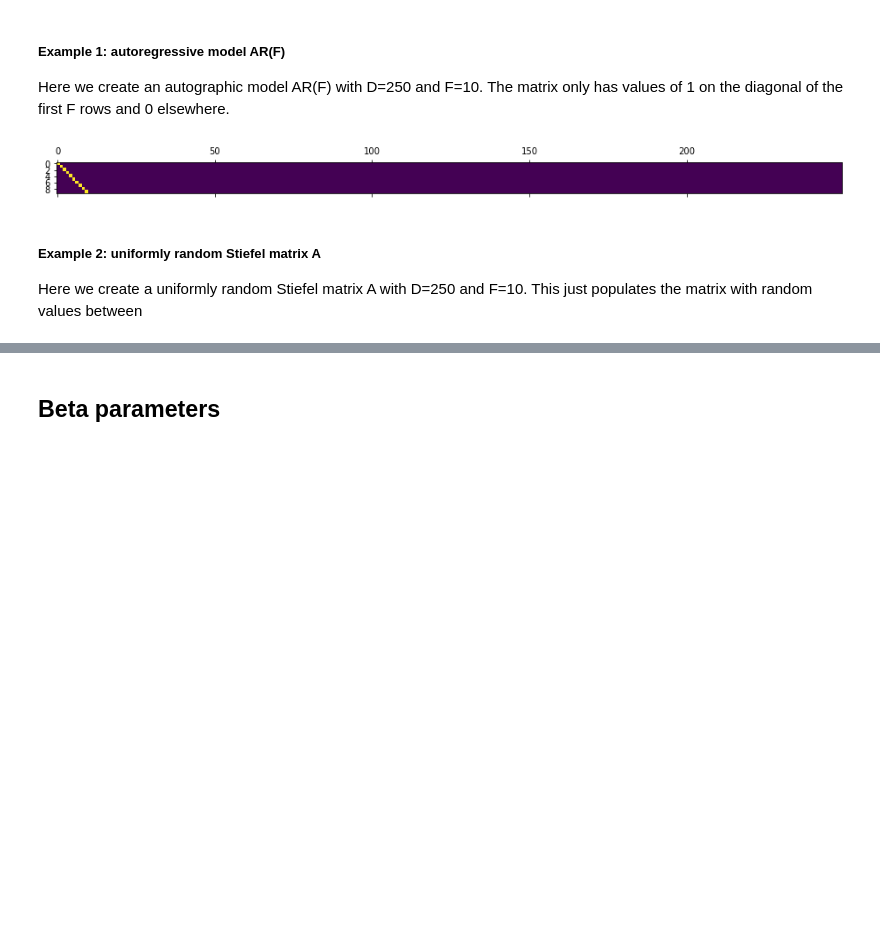
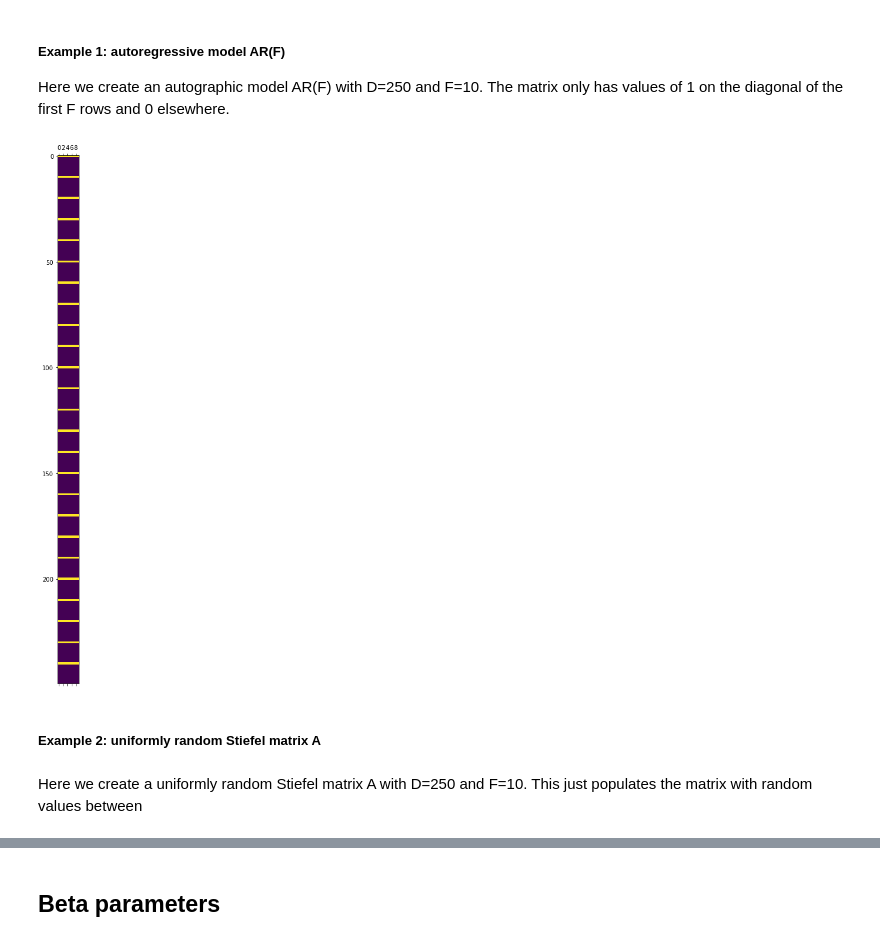
Before and after one commit to BenSnow6/Quant-challenge, a Jupyter notebook: ENS_QRT22_V1/ENS_QRT22_V1.ipynb, the cells around one changed output, grey strips where cells are left out. Cells and saved outputs as stored; diff of their text form; code cells hidden in the pictures; blank space fills up the shorter version.

```diff
--- a/ENS_QRT22_V1/ENS_QRT22_V1.ipynb
+++ b/ENS_QRT22_V1/ENS_QRT22_V1.ipynb
@@ -99,17 +69,20 @@ Here we create an autographic model AR(F) with D=250 and F=10. The matrix only h
 def autoRegA(D=250, F=10):
 
     A = np.zeros((D,F))
-    for i in range(F):
-        A[i,i] = 1
+    for j in range(0, D, F):
+        for i in range(F):
+            # print(j,i)
+            A[j,i] = 1
     return A
 # %%
 A = autoRegA()
-plt.matshow(A.T)
+plt.matshow(A)
 plt.show()
 # %% [output]
-[figure, old version]
+[figure, new version]
+# %% [markdown]
+##### Example 2: uniformly random Stiefel matrix A
 # %% [markdown]
-##### Example 2: uniformly random Stiefel matrix A
 Here we create a uniformly random Stiefel matrix A with D=250 and F=10. This just populates the matrix with random values between
 # %%
 def randomA(D=250, F=10):
```
Also changed, not shown: parts of 21 cells of this notebook.
